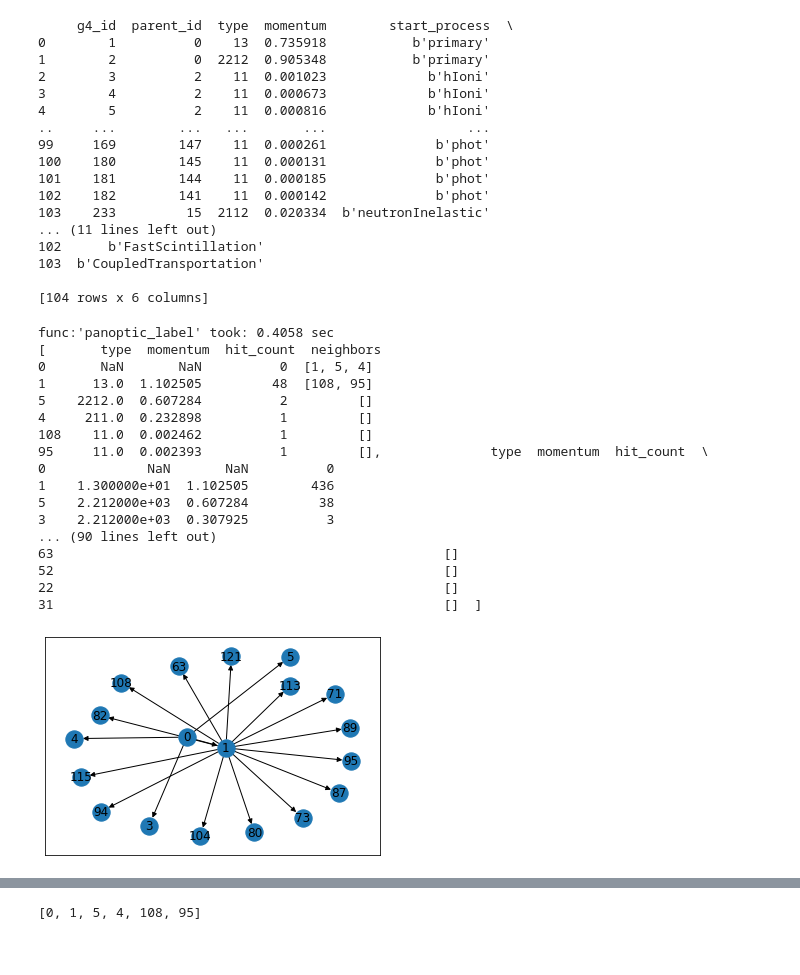
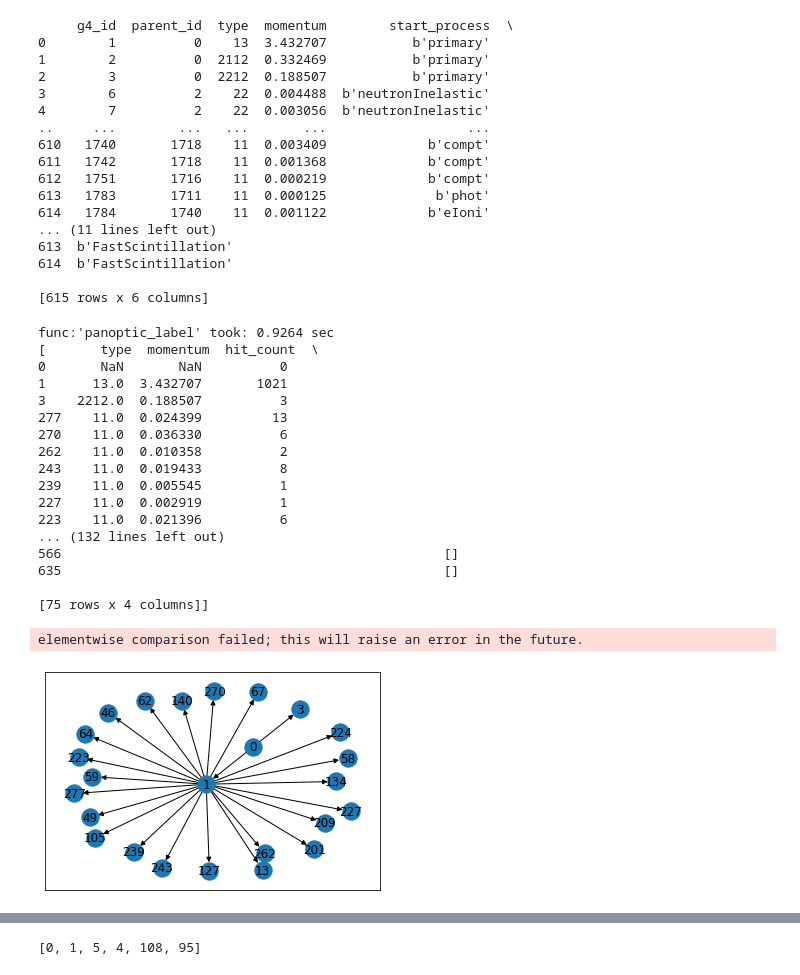
Before and after one commit to cerati/pynuml, a Jupyter notebook: numl/process/vis_children.ipynb, the cells around one changed output, grey strips where cells are left out. Drawn from its saved outputs; the diff is of its cells as text; code cells hidden in the pictures.

Commit message:
improved hierarchy visualization code, clean version that can be used for testing is in new_vis_children notebook

```diff
--- a/numl/process/vis_children.ipynb
+++ b/numl/process/vis_children.ipynb
@@ -21,50 +22,50 @@ evt_list = f.build_evt(0, 1000)
 # planes = single_plane_graph_vis(evt_list[0])
 # plot_event(handle_planes(planes), print_out=True, write=False)
 # %%
-print(evt_list[0]['particle_table'])
+print(evt_list[2]['particle_table'])
 # %% [output]
      g4_id  parent_id  type  momentum        start_process  \
-0        1          0    13  0.735918           b'primary'
-1        2          0  2212  0.905348           b'primary'
-2        3          2    11  0.001023             b'hIoni'
-3        4          2    11  0.000673             b'hIoni'
-4        5          2    11  0.000816             b'hIoni'
+0        1          0    13  3.432707           b'primary'
+1        2          0  2112  0.332469           b'primary'
+2        3          0  2212  0.188507           b'primary'
+3        6          2    22  0.004488  b'neutronInelastic'
+4        7          2    22  0.003056  b'neutronInelastic'
 ..     ...        ...   ...       ...                  ...
-99     169        147    11  0.000261              b'phot'
-100    180        145    11  0.000131              b'phot'
-101    181        144    11  0.000185              b'phot'
-102    182        141    11  0.000142              b'phot'
-103    233         15  2112  0.020334  b'neutronInelastic'
+610   1740       1718    11  0.003409             b'compt'
+611   1742       1718    11  0.001368             b'compt'
+612   1751       1716    11  0.000219             b'compt'
+613   1783       1711    11  0.000125              b'phot'
+614   1784       1740    11  0.001122             b'eIoni'
 ... (11 lines left out)
-102      b'FastScintillation'
-103  b'CoupledTransportation'
+613  b'FastScintillation'
+614  b'FastScintillation'
 
-[104 rows x 6 columns]
+[615 rows x 6 columns]
 # %%
-current_event = evt_list[3]
+current_event = evt_list[2]
 # print(current_event)
 planes = single_plane_graph_vis(current_event)
 particle = current_event['particle_table']
 hier = extract_hierarchy(planes, particle)
 print(hier) # 3 different tables, why?
 # %% [output]
-func:'panoptic_label' took: 0.4058 sec
-[       type  momentum  hit_count  neighbors
-0       NaN       NaN          0  [1, 5, 4]
-1      13.0  1.102505         48  [108, 95]
-5    2212.0  0.607284          2         []
-4     211.0  0.232898          1         []
-108    11.0  0.002462          1         []
-95     11.0  0.002393          1         [],              type  momentum  hit_count  \
-0             NaN       NaN          0
-1    1.300000e+01  1.102505        436
-5    2.212000e+03  0.607284         38
-3    2.212000e+03  0.307925          3
-... (90 lines left out)
-63                                                  []
-52                                                  []
-22                                                  []
-31                                                  []  ]
+func:'panoptic_label' took: 0.9264 sec
+[       type  momentum  hit_count  \
+0       NaN       NaN          0
+1      13.0  3.432707       1021
+3    2212.0  0.188507          3
+277    11.0  0.024399         13
+270    11.0  0.036330          6
+262    11.0  0.010358          2
+243    11.0  0.019433          8
+239    11.0  0.005545          1
+227    11.0  0.002919          1
+223    11.0  0.021396          6
+... (132 lines left out)
+566                                                 []
+635                                                 []
+
+[75 rows x 4 columns]]
 # %%
 # Starting code for finding the particle hierarchy, assuming the above code works
 
@@ -76,6 +77,8 @@ func:'panoptic_label' took: 0.4058 sec
 
 import networkx as nx
 import matplotlib.pyplot as plt
+# import pydot
+# from networkx.drawing.nx_pydot import graphviz_layout
 def vis_hierarchy(hier_df):
     ''' Visualize the tree hierarchy of a particle event '''
     # make a list of all the edges
@@ -92,12 +95,15 @@ def vis_hierarchy(hier_df):
     G.add_edges_from(edges)
 
     plt.figure()
-    nx.draw_networkx(G)
+    # pos = nx.kamada_kawai_layout(G)
+    pos = nx.spring_layout(G)
+    nx.draw_networkx(G, pos)
     plt.show()
 # %%
 # Test function
-current_event = evt_list[9]
-test=hier[1]
+current_event = evt_list[2]
+test=hier[0]
 vis_hierarchy(test)
 # %% [output]
+elementwise comparison failed; this will raise an error in the future.
-[figure, old version]
+[figure, new version]
```
Also changed, not shown: parts of 9 cells of this notebook, 1 other file.
